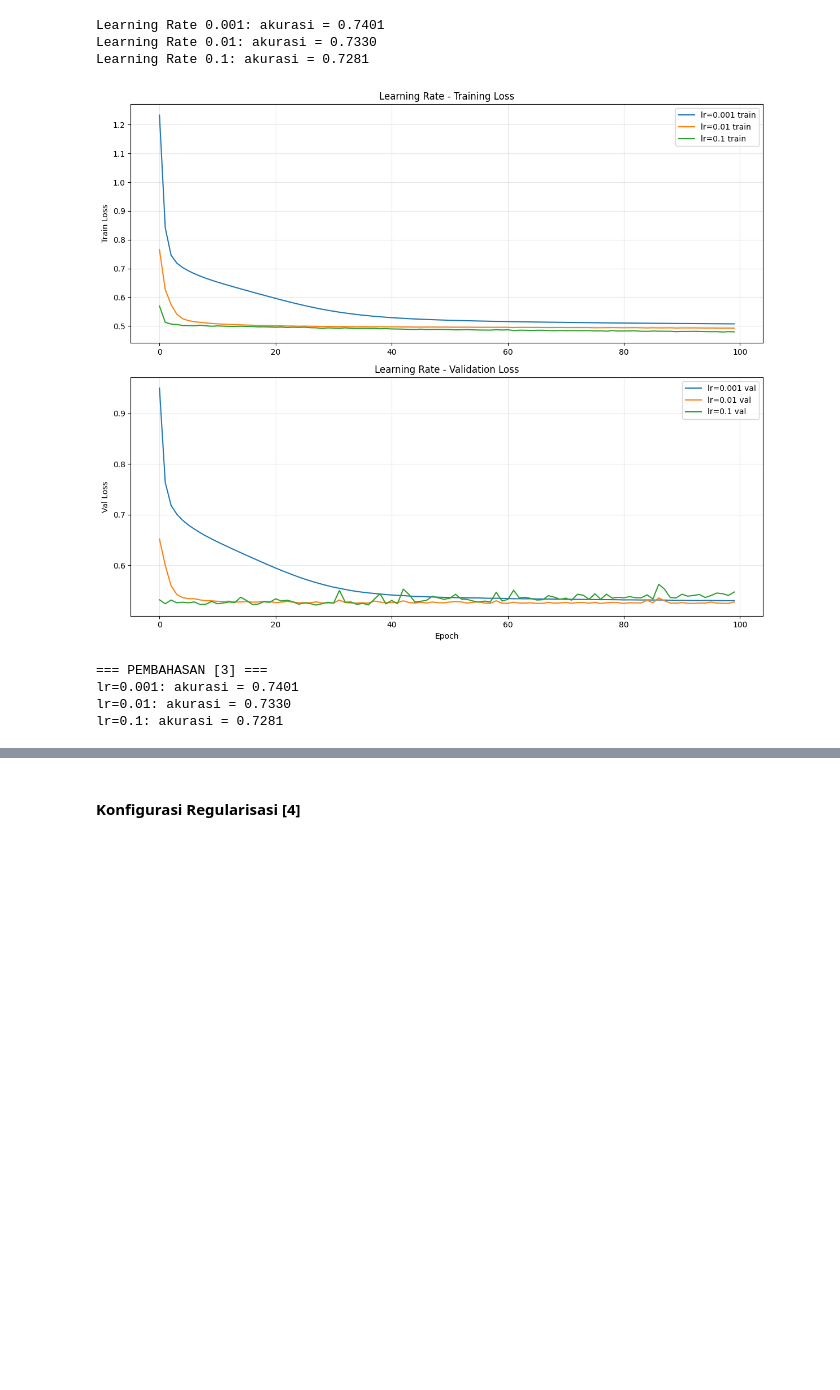
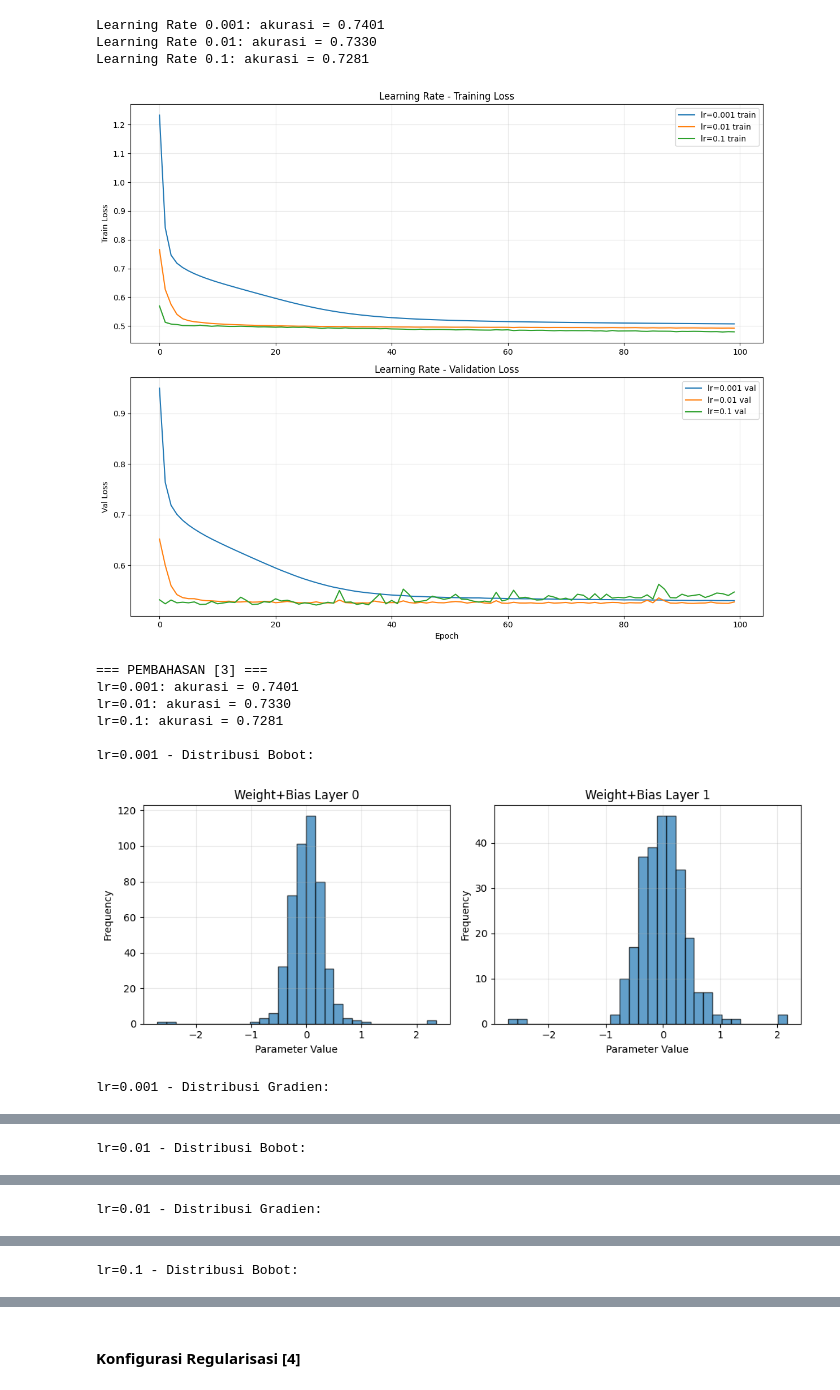
Before and after one commit to TKurr/feed-forward-neural-network, a Jupyter notebook: notebooks/1-pengujian-terpisah-ffnn.ipynb, the cells around one changed output, grey strips where cells are left out. Drawn from its saved outputs; the diff is of its cells as text; code cells hidden in the pictures; blank space fills up the shorter version.

```diff
--- a/notebooks/1-pengujian-terpisah-ffnn.ipynb
+++ b/notebooks/1-pengujian-terpisah-ffnn.ipynb
@@ -344,30 +361,41 @@ Learning Rate 0.1: akurasi = 0.7281
 # %%
 fig, axes = plt.subplots(2, 1, figsize=(12, 10))
 
 for name, result in lrResults.items():
     axes[0].plot(result['history']['train_loss'], label=f'{name} train')
     axes[1].plot(result['history']['val_loss'], label=f'{name} val')
 
 axes[0].set_ylabel('Train Loss')
 axes[0].set_title('Learning Rate - Training Loss')
 axes[0].legend()
 axes[0].grid(True, alpha=0.3)
 
 axes[1].set_xlabel('Epoch')
 axes[1].set_ylabel('Val Loss')
 axes[1].set_title('Learning Rate - Validation Loss')
 axes[1].legend()
 axes[1].grid(True, alpha=0.3)
 
 plt.tight_layout()
 plt.show()
 
 print('\n=== PEMBAHASAN [3] ===')
 for name, result in lrResults.items():
     print(f'{name}: akurasi = {result["akurasi"]:.4f}')
+
+for name, result in lrResults.items():
+    print(f'\n{name} - Distribusi Bobot:')
+    result['model'].plotWeightDistribution(layerIndices=[0, 1])
+
+    print(f'\n{name} - Distribusi Gradien:')
+    result['model'].plotGradientDistribution(layerIndices=[0, 1])
 # %% [output]
 [figure]
 === PEMBAHASAN [3] ===
 lr=0.001: akurasi = 0.7401
 lr=0.01: akurasi = 0.7330
 lr=0.1: akurasi = 0.7281
+
+lr=0.001 - Distribusi Bobot:
+[figure, added]
+lr=0.001 - Distribusi Gradien:
@@ -373,0 +403 @@ lr=0.1: akurasi = 0.7281
+lr=0.01 - Distribusi Bobot:
@@ -373,0 +405 @@ lr=0.1: akurasi = 0.7281
+lr=0.01 - Distribusi Gradien:
@@ -373,0 +407 @@ lr=0.1: akurasi = 0.7281
+lr=0.1 - Distribusi Bobot:
```
Also changed, not shown: parts of 4 cells of this notebook.
